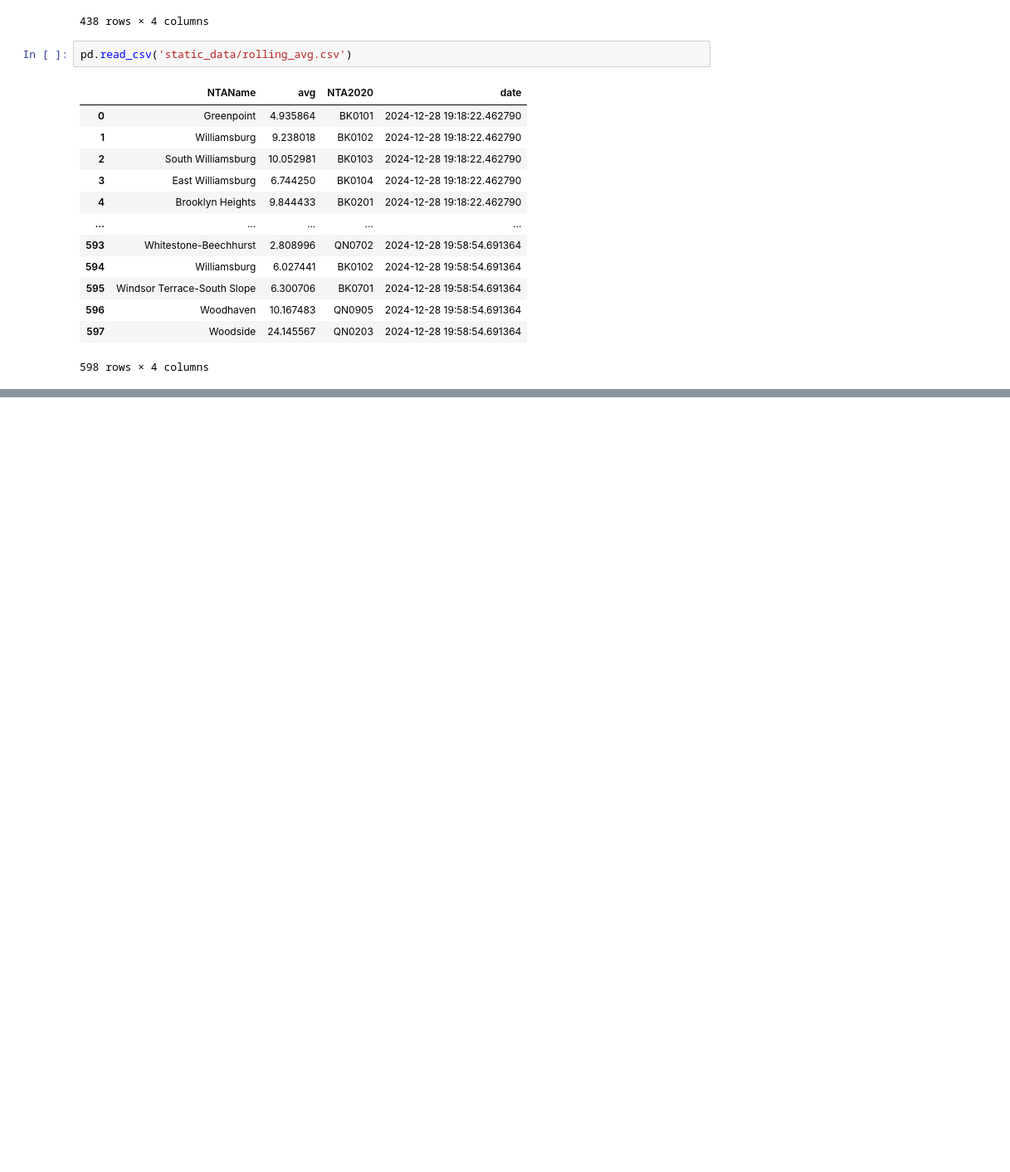
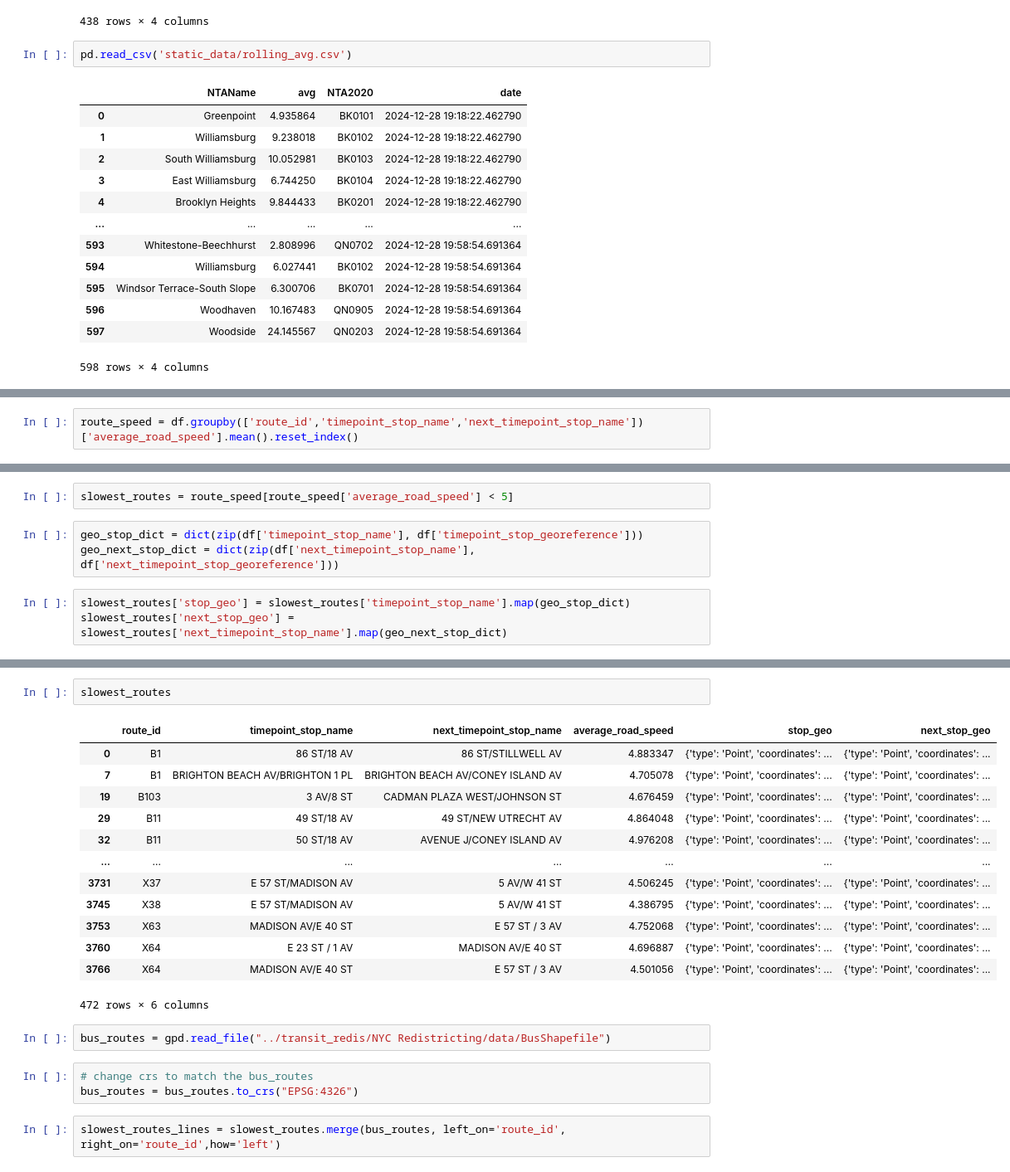
Before and after one commit to SamTGoodson/bus_reliability, a Jupyter notebook: test.ipynb, the cells around one changed output, grey strips where cells are left out. Shown at 83% size. Saved outputs shown, nothing was run; the diff lists cells and outputs as text; blank space fills up the shorter version.

```diff
--- a/test.ipynb
+++ b/test.ipynb
@@ -763,0 +831,2 @@ pd.read_csv('static_data/rolling_avg.csv')
+# %%
+route_speed = df.groupby(['route_id','timepoint_stop_name','next_timepoint_stop_name'])['average_road_speed'].mean().reset_index()
@@ -763,0 +845,8 @@ pd.read_csv('static_data/rolling_avg.csv')
+# %%
+slowest_routes = route_speed[route_speed['average_road_speed'] < 5]
+# %%
+geo_stop_dict = dict(zip(df['timepoint_stop_name'], df['timepoint_stop_georeference']))
+geo_next_stop_dict = dict(zip(df['next_timepoint_stop_name'], df['next_timepoint_stop_georeference']))
+# %%
+slowest_routes['stop_geo'] = slowest_routes['timepoint_stop_name'].map(geo_stop_dict)
+slowest_routes['next_stop_geo'] = slowest_routes['next_timepoint_stop_name'].map(geo_next_stop_dict)
@@ -763,0 +864,23 @@ pd.read_csv('static_data/rolling_avg.csv')
+# %%
+slowest_routes
+# %% [output]
+|  | route_id | timepoint_stop_name | next_timepoint_stop_name | average_road_speed | stop_geo | next_stop_geo |
+| 0 | B1 | 86 ST/18 AV | 86 ST/STILLWELL AV | 4.883347 | {'type': 'Point', 'coordinates': ... | {'type': 'Point', 'coordinates': ... |
+| 7 | B1 | BRIGHTON BEACH AV/BRIGHTON 1 PL | BRIGHTON BEACH AV/CONEY ISLAND AV | 4.705078 | {'type': 'Point', 'coordinates': ... | {'type': 'Point', 'coordinates': ... |
+| 19 | B103 | 3 AV/8 ST | CADMAN PLAZA WEST/JOHNSON ST | 4.676459 | {'type': 'Point', 'coordinates': ... | {'type': 'Point', 'coordinates': ... |
+| 29 | B11 | 49 ST/18 AV | 49 ST/NEW UTRECHT AV | 4.864048 | {'type': 'Point', 'coordinates': ... | {'type': 'Point', 'coordinates': ... |
+| 32 | B11 | 50 ST/18 AV | AVENUE J/CONEY ISLAND AV | 4.976208 | {'type': 'Point', 'coordinates': ... | {'type': 'Point', 'coordinates': ... |
+| ... | ... | ... | ... | ... | ... | ... |
+| 3731 | X37 | E 57 ST/MADISON AV | 5 AV/W 41 ST | 4.506245 | {'type': 'Point', 'coordinates': ... | {'type': 'Point', 'coordinates': ... |
+| 3745 | X38 | E 57 ST/MADISON AV | 5 AV/W 41 ST | 4.386795 | {'type': 'Point', 'coordinates': ... | {'type': 'Point', 'coordinates': ... |
+| 3753 | X63 | MADISON AV/E 40 ST | E 57 ST / 3 AV | 4.752068 | {'type': 'Point', 'coordinates': ... | {'type': 'Point', 'coordinates': ... |
+| 3760 | X64 | E 23 ST / 1 AV | MADISON AV/E 40 ST | 4.696887 | {'type': 'Point', 'coordinates': ... | {'type': 'Point', 'coordinates': ... |
+| 3766 | X64 | MADISON AV/E 40 ST | E 57 ST / 3 AV | 4.501056 | {'type': 'Point', 'coordinates': ... | {'type': 'Point', 'coordinates': ... |
+472 rows × 6 columns
+# %%
+bus_routes = gpd.read_file("../transit_redis/NYC Redistricting/data/BusShapefile")
+# %%
+# change crs to match the bus_routes
+bus_routes = bus_routes.to_crs("EPSG:4326")
+# %%
+slowest_routes_lines = slowest_routes.merge(bus_routes, left_on='route_id', right_on='route_id',how='left')
```
Also changed, not shown: parts of 34 cells of this notebook, 1 other file.
